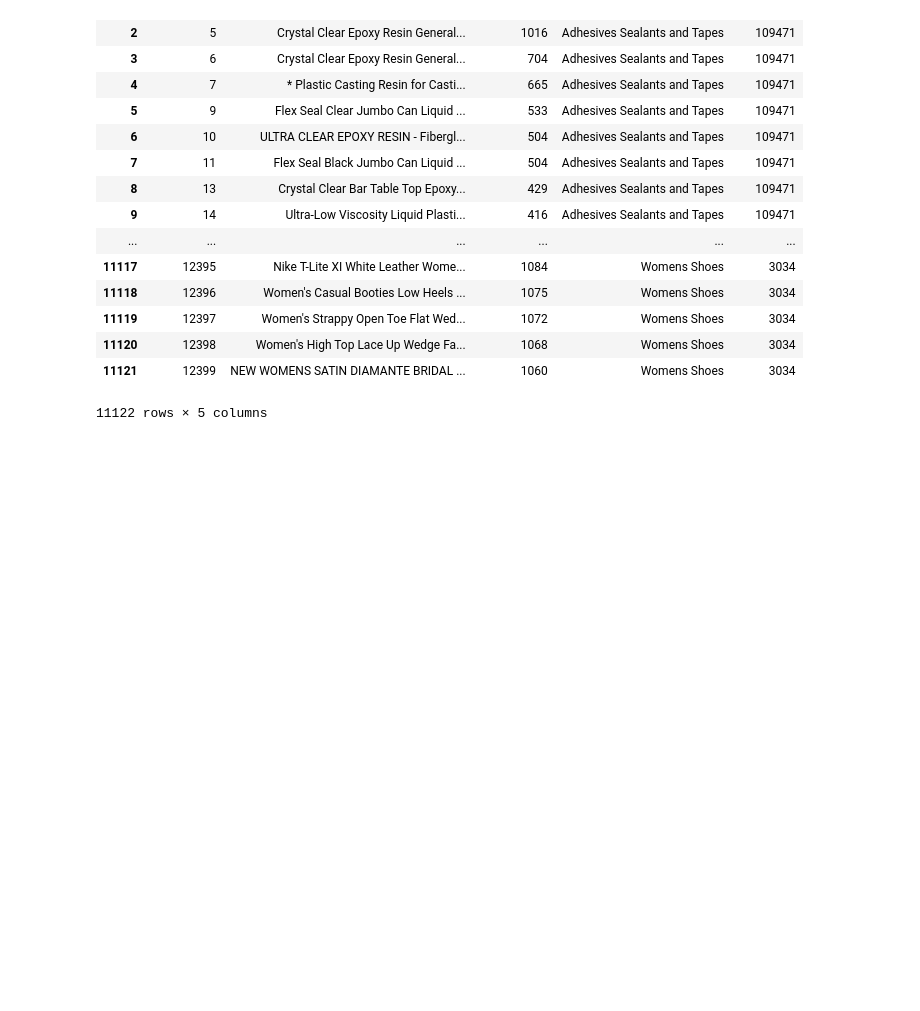
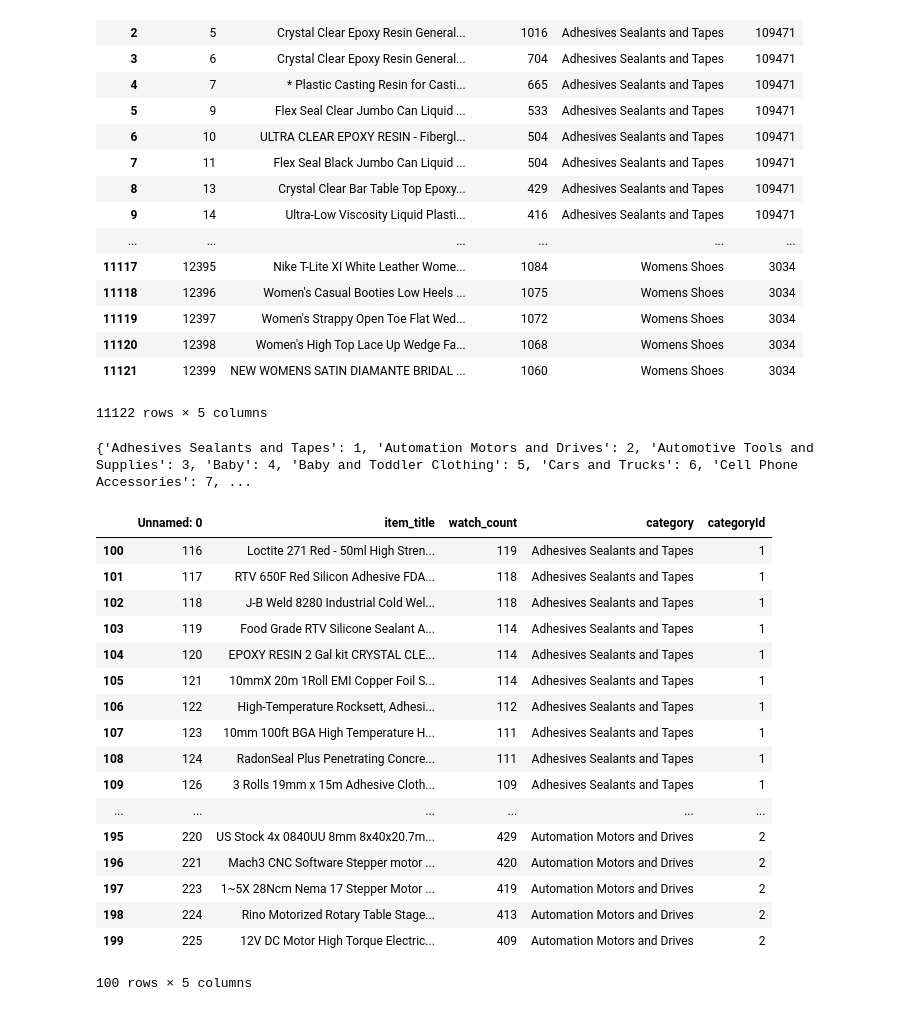
Before and after one commit to 1jinwoo/ClassiPy, a Jupyter notebook: data_cleaner.ipynb, the cells around one changed output. Saved outputs shown, nothing was run; the diff lists cells and outputs as text; code cells hidden in the pictures; blank space fills up the shorter version.

Commit message:
add cleanup_categoryid()

```diff
--- a/data_cleaner.ipynb
+++ b/data_cleaner.ipynb
@@ -26,3 +30,44 @@ read_search_strings()
 | 11120 | 12398 | Women's High Top Lace Up Wedge Fa... | 1068 | Womens Shoes | 3034 |
 | 11121 | 12399 | NEW WOMENS SATIN DIAMANTE BRIDAL ... | 1060 | Womens Shoes | 3034 |
 11122 rows × 5 columns
+# %%
+def cleanup_categoryid():
+    '''
+    Assigns new category id starting from 1.
+    ** This function modifies df **
+    :return: dictionary[key] = categroyId
+    '''
+    i = 0
+    category_dict = dict()
+    for j, row in df.iterrows():
+        category = row[3]
+        if not category in category_dict.keys():
+            i += 1
+            category_dict[category] = i
+            df.at[j, 'categoryId'] = i
+        else:
+            df.at[j, 'categoryId'] = i
+    return category_dict
+
+print(cleanup_categoryid())
+df[100:200]
+# %% [output]
+{'Adhesives Sealants and Tapes': 1, 'Automation Motors and Drives': 2, 'Automotive Tools and Supplies': 3, 'Baby': 4, 'Baby and Toddler Clothing': 5, 'Cars and Trucks': 6, 'Cell Phone Accessories': 7, ...
+|  | Unnamed: 0 | item_title | watch_count | category | categoryId |
+| 100 | 116 | Loctite 271 Red - 50ml High Stren... | 119 | Adhesives Sealants and Tapes | 1 |
+| 101 | 117 | RTV 650F Red Silicon Adhesive FDA... | 118 | Adhesives Sealants and Tapes | 1 |
+| 102 | 118 | J-B Weld 8280 Industrial Cold Wel... | 118 | Adhesives Sealants and Tapes | 1 |
+| 103 | 119 | Food Grade RTV Silicone Sealant A... | 114 | Adhesives Sealants and Tapes | 1 |
+| 104 | 120 | EPOXY RESIN 2 Gal kit CRYSTAL CLE... | 114 | Adhesives Sealants and Tapes | 1 |
+| 105 | 121 | 10mmX 20m 1Roll EMI Copper Foil S... | 114 | Adhesives Sealants and Tapes | 1 |
+| 106 | 122 | High-Temperature Rocksett, Adhesi... | 112 | Adhesives Sealants and Tapes | 1 |
+| 107 | 123 | 10mm 100ft BGA High Temperature H... | 111 | Adhesives Sealants and Tapes | 1 |
+| 108 | 124 | RadonSeal Plus Penetrating Concre... | 111 | Adhesives Sealants and Tapes | 1 |
+| 109 | 126 | 3 Rolls 19mm x 15m Adhesive Cloth... | 109 | Adhesives Sealants and Tapes | 1 |
+| ... | ... | ... | ... | ... | ... |
+| 195 | 220 | US Stock 4x 0840UU 8mm 8x40x20.7m... | 429 | Automation Motors and Drives | 2 |
+| 196 | 221 | Mach3 CNC Software Stepper motor ... | 420 | Automation Motors and Drives | 2 |
+| 197 | 223 | 1~5X 28Ncm Nema 17 Stepper Motor ... | 419 | Automation Motors and Drives | 2 |
+| 198 | 224 | Rino Motorized Rotary Table Stage... | 413 | Automation Motors and Drives | 2 |
+| 199 | 225 | 12V DC Motor High Torque Electric... | 409 | Automation Motors and Drives | 2 |
+100 rows × 5 columns
```
Also changed, not shown: parts of 1 cell of this notebook, 1 other file.
